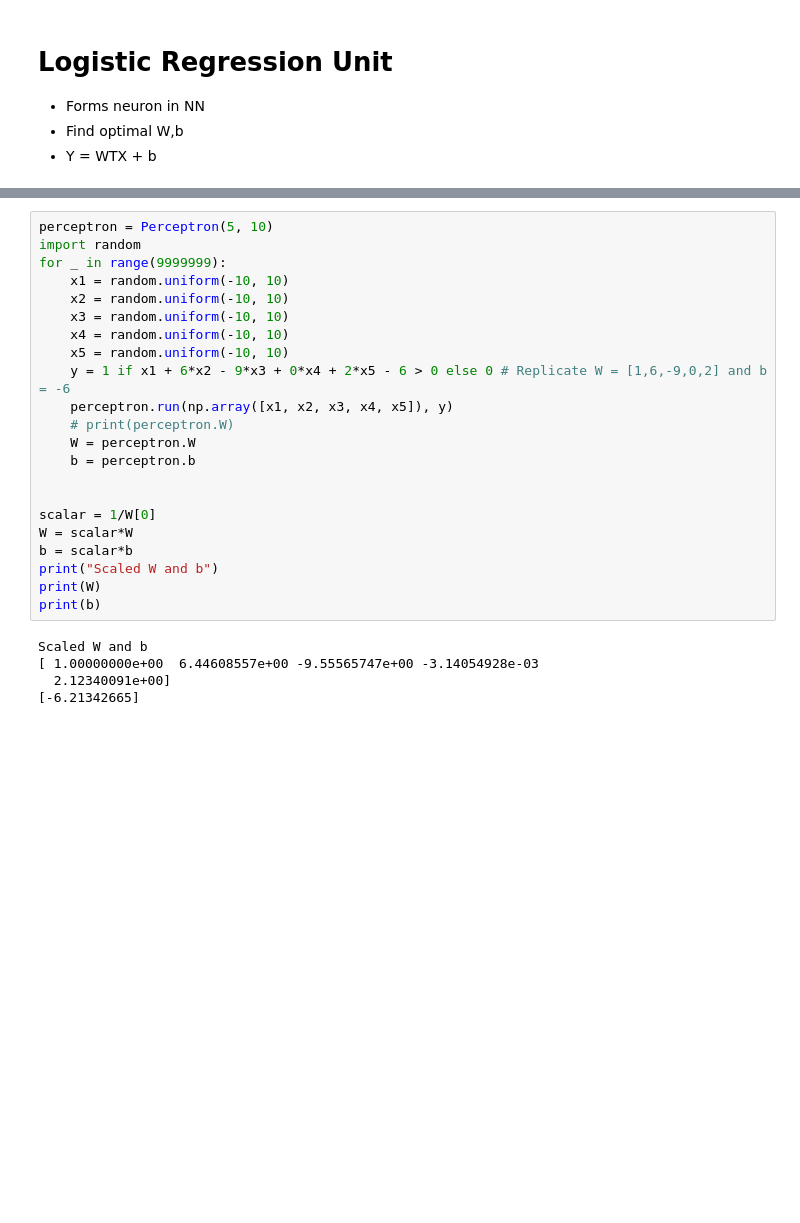
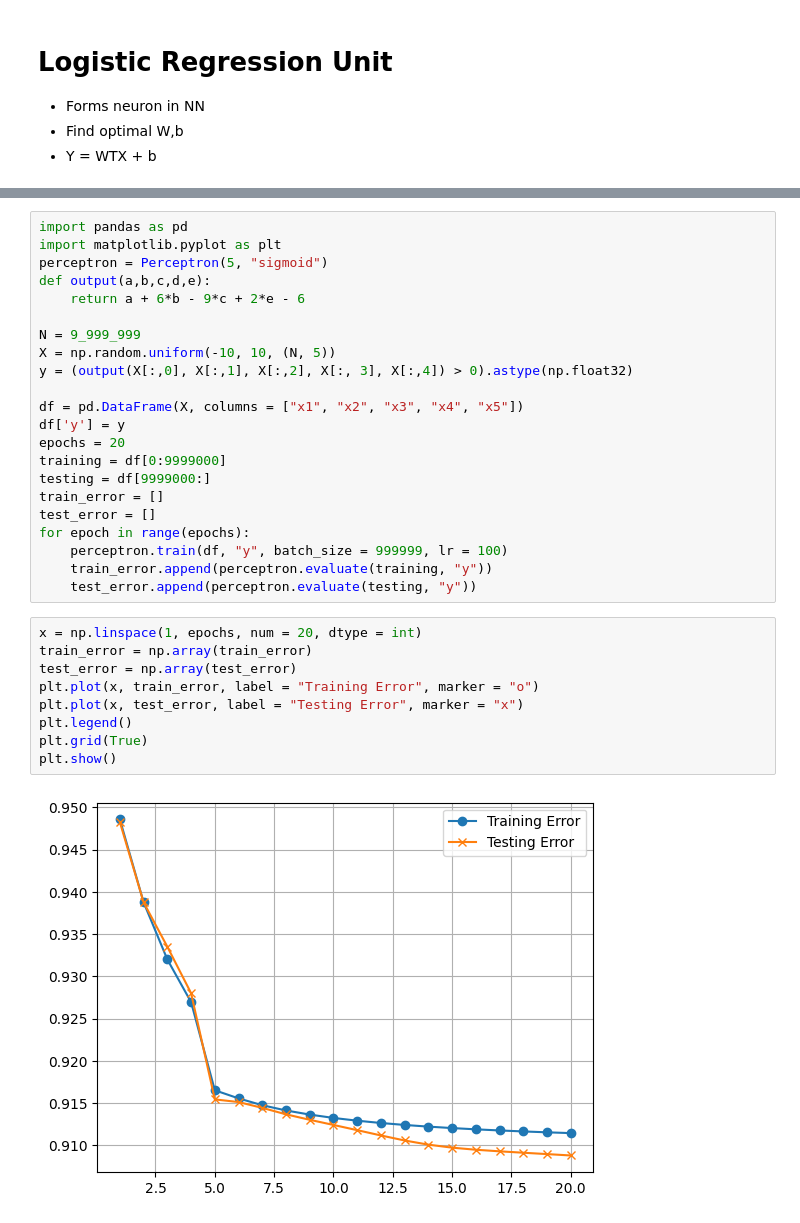
Before and after one commit to Zain506/Project-1, a Jupyter notebook: notebooks/LRU.ipynb, the cells around one changed output, grey strips where cells are left out. Saved outputs shown, nothing was run; the diff lists cells and outputs as text; blank space fills up the shorter version.

Commit message:
Commit functioning perceptron,  metrics and graph

```diff
--- a/notebooks/LRU.ipynb
+++ b/notebooks/LRU.ipynb
@@ -48,27 +78,33 @@ class Perceptron:
 # %%
-perceptron = Perceptron(5, 10)
-import random
-for _ in range(9999999):
-    x1 = random.uniform(-10, 10)
-    x2 = random.uniform(-10, 10)
-    x3 = random.uniform(-10, 10)
-    x4 = random.uniform(-10, 10)
-    x5 = random.uniform(-10, 10)
-    y = 1 if x1 + 6*x2 - 9*x3 + 0*x4 + 2*x5 - 6 > 0 else 0 # Replicate W = [1,6,-9,0,2] and b = -6
-    perceptron.run(np.array([x1, x2, x3, x4, x5]), y)
-    # print(perceptron.W)
-    W = perceptron.W
-    b = perceptron.b
+import pandas as pd
+import matplotlib.pyplot as plt
+perceptron = Perceptron(5, "sigmoid")
+def output(a,b,c,d,e):
+    return a + 6*b - 9*c + 2*e - 6
 
+N = 9_999_999
+X = np.random.uniform(-10, 10, (N, 5))
+y = (output(X[:,0], X[:,1], X[:,2], X[:, 3], X[:,4]) > 0).astype(np.float32)
 
-scalar = 1/W[0]
-W = scalar*W
-b = scalar*b
-print("Scaled W and b")
-print(W)
-print(b)
+df = pd.DataFrame(X, columns = ["x1", "x2", "x3", "x4", "x5"])
+df['y'] = y
+epochs = 20
+training = df[0:9999000]
+testing = df[9999000:]
+train_error = []
+test_error = []
+for epoch in range(epochs):
+    perceptron.train(df, "y", batch_size = 999999, lr = 100)
+    train_error.append(perceptron.evaluate(training, "y"))
+    test_error.append(perceptron.evaluate(testing, "y"))
-# %% [output]
-Scaled W and b
-[ 1.00000000e+00  6.44608557e+00 -9.55565747e+00 -3.14054928e-03
-  2.12340091e+00]
-[-6.21342665]
+# %%
+x = np.linspace(1, epochs, num = 20, dtype = int)
+train_error = np.array(train_error)
+test_error = np.array(test_error)
+plt.plot(x, train_error, label = "Training Error", marker = "o")
+plt.plot(x, test_error, label = "Testing Error", marker = "x")
+plt.legend()
+plt.grid(True)
+plt.show()
+# %% [output]
+[figure, added]
```
Also changed, not shown: parts of 1 cell of this notebook, 2 other files.
